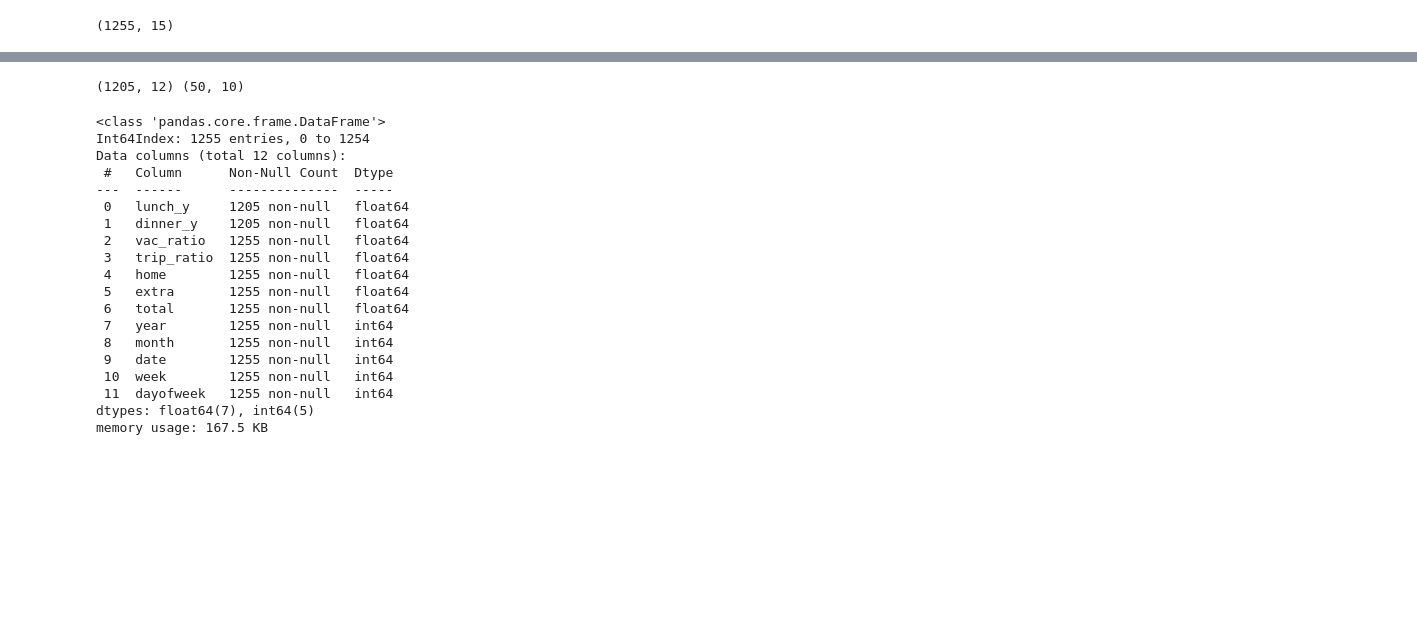
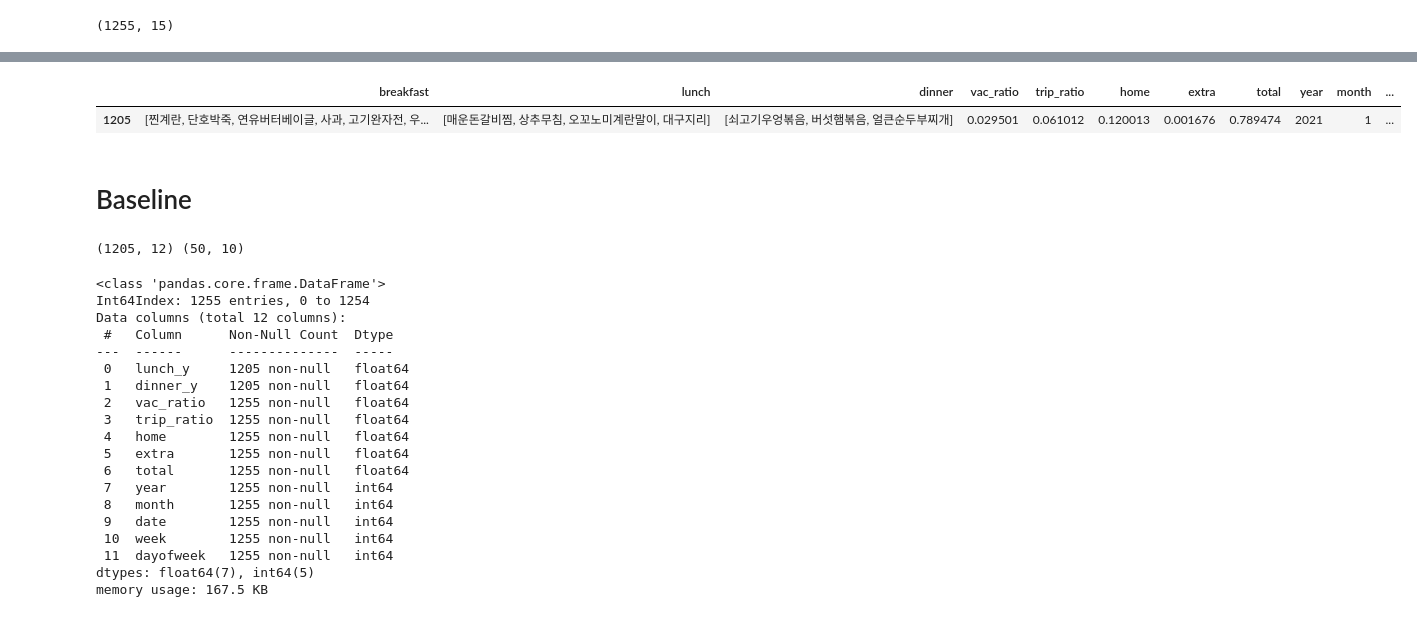
Before and after one commit to Haebuk/Python_Machine_Learning, a Jupyter notebook: 구내식당식수예측.ipynb, the cells around one changed output, grey strips where cells are left out. Cells and saved outputs as stored; diff of their text form; code cells hidden in the pictures; blank space fills up the shorter version.

```diff
--- a/구내식당식수예측.ipynb
+++ b/구내식당식수예측.ipynb
@@ -317,0 +839,8 @@ all_df.shape
+# %%
+test_df = all_df[len(train_df):].drop(['lunch_y', 'dinner_y'], axis=1)
+# %%
+test_df['breakfast_embedding'] = test_df['breakfast'].apply(lambda x: food_embedding(x))
+test_df['lunch_embedding'] = test_df['lunch'].apply(lambda x: food_embedding(x))
+test_df['dinner_embedding'] = test_df['dinner'].apply(lambda x: food_embedding(x))
+test_df.drop(['breakfast', 'lunch', 'dinner'], axis=1, inplace=True)
+X_test_common = test_df.iloc[:, :10]
@@ -320,3 +862,10 @@ all_df.to_csv(PATH + 'all_df_processing.csv', index=False)
+# %%
+test_df.head(1)
+# %% [output]
+|  | breakfast | lunch | dinner | vac_ratio | trip_ratio | home | extra | total | year | month | ... |
+| 1205 | [찐계란, 단호박죽, 연유버터베이글, 사과, 고기완자전, 우... | [매운돈갈비찜, 상추무침, 오꼬노미계란말이, 대구지리] | [쇠고기우엉볶음, 버섯햄볶음, 얼큰순두부찌개] | 0.029501 | 0.061012 | 0.120013 | 0.001676 | 0.789474 | 2021 | 1 | ... |
+# %% [markdown]
+# Baseline
 # %%
 base_df = all_df.drop(['breakfast', 'lunch', 'dinner'], axis=1)
 b_train_df = base_df[:len(train_df)]
```
Also changed, not shown: parts of 73 cells of this notebook.
